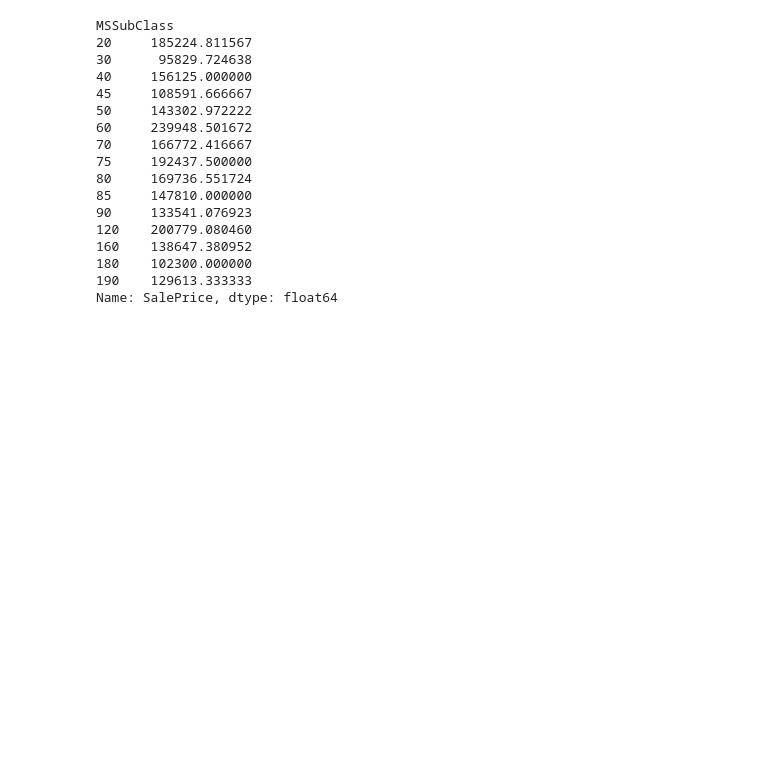
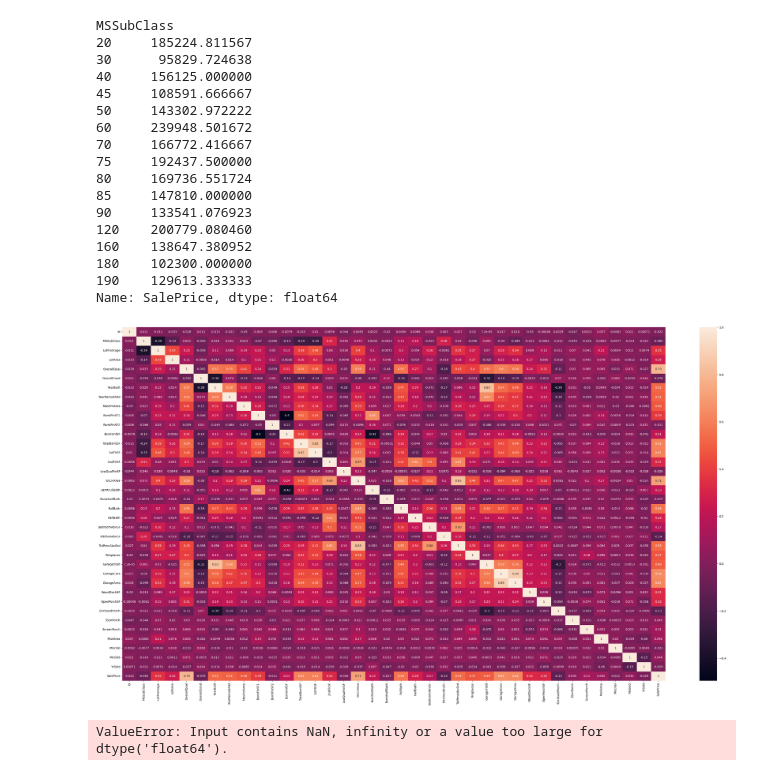
Before and after one commit to Samsational-9001/CapstoneProjectBigDatabase, a Jupyter notebook: capstoneProject.ipynb, the cells around one changed output. Cells and saved outputs as stored; diff of their text form; code cells hidden in the pictures; blank space fills up the shorter version.

```diff
--- a/capstoneProject.ipynb
+++ b/capstoneProject.ipynb
@@ -112,3 +112,9 @@ MSSubClass
 180    102300.000000
 190    129613.333333
 Name: SalePrice, dtype: float64
+# %%
+plt.figure(figsize = (42, 22))
+sns.heatmap(df.corr(), annot = True)
+plt.show()
+# %% [output]
+[figure, added]
@@ -114,0 +133,9 @@ Name: SalePrice, dtype: float64
+# %%
+model = LogisticRegression();
+model.fit(X_train_scaled, y_train)
+train_accuracy = model.score(X_train_scaled, y_train)
+print(f'The accuracy for the training set is {100 * train_accuracy:.2f}%')
+test_accuracy = model.score(X_test_scaled, y_test)
+print(f'The accuracy for the test set is {100 * test_accuracy:.2f}%')
+# %% [output]
+ValueError: Input contains NaN, infinity or a value too large for dtype('float64').
```
Also changed, not shown: parts of 5 cells of this notebook.
